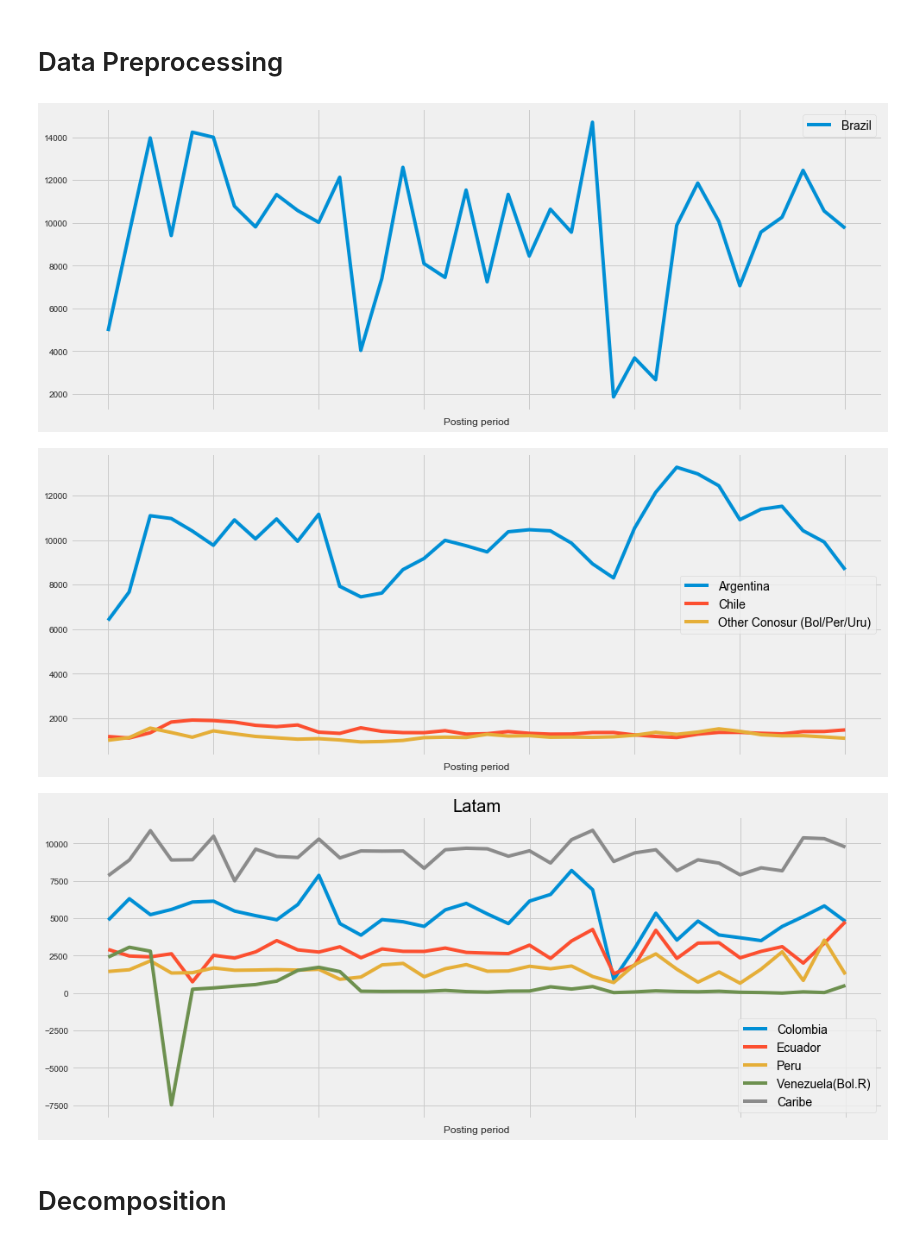
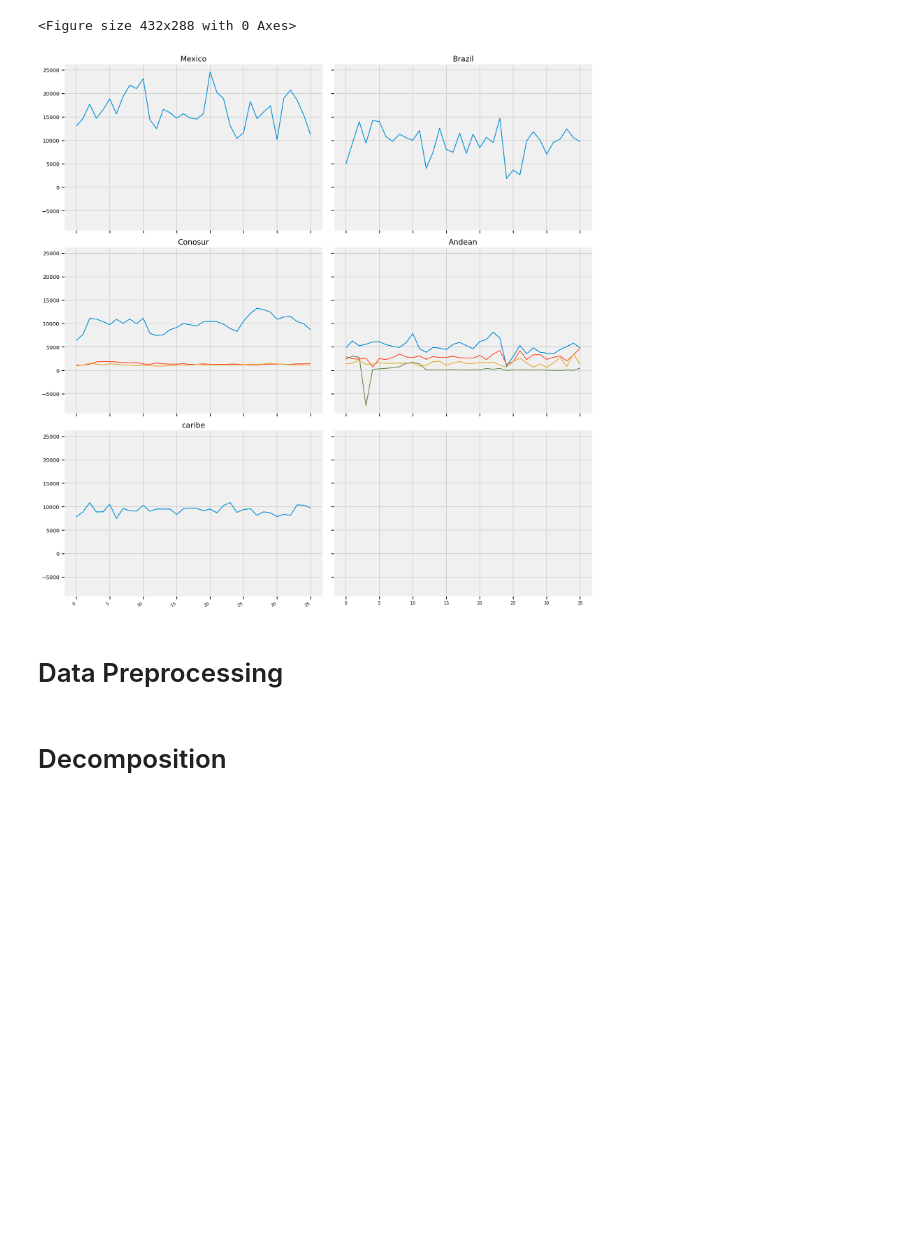
Before and after one commit to erg0-0/TimeSeries, a Jupyter notebook: Forecast 2019/Forecast_sales_prediction.ipynb, the cells around one changed output. Drawn from its saved outputs; the diff is of its cells as text; code cells hidden in the pictures; blank space fills up the shorter version.

```diff
--- a/Forecast 2019/Forecast_sales_prediction.ipynb
+++ b/Forecast 2019/Forecast_sales_prediction.ipynb
@@ -83,16 +67,26 @@ plt.legend(loc='center left', bbox_to_anchor=(1, 0.5))
+# %%
+#ploting reagions
+mexico = df[df.columns[1:2]]
+conosur = df[df.columns[2:5]]
+brazil = df[df.columns[5:6]]
+andean = df[df.columns[6:10]]
+caribe = df[df.columns[10:11]]
+# %%
+fig = plt.figure()
+fig.subplots_adjust(hspace=0.4, wspace=0.4)
+
+fig, axes = plt.subplots(nrows=3, ncols=2,sharex=True, sharey=True, figsize=(15,15))
+mexico.plot(ax=axes[0, 0], use_index=False, legend=False, title='Mexico', sharey=True);
+brazil.plot(ax=axes[0, 1], use_index=False, legend=False, title = 'Brazil', sharey=True);
+conosur.plot(ax=axes[1, 0],use_index=False, legend=False, title = 'Conosur', sharey=True);
+andean.plot(ax=axes[1, 1],use_index=False, legend = False, title ='Andean', sharey=True);
+caribe.plot(ax=axes[2,0], use_index=False, legend=False, title='caribe', sharey=True)
+plt.tight_layout()
+# %% [output]
+<Figure size 432x288 with 0 Axes>
+[figure, added]
 # %% [markdown]
 # Data Preprocessing
-# %%
-brazil.plot(figsize =(15, 6), legend = True)
-conosur.plot(figsize =(15, 6), legend = True)
-andean.plot (figsize=(15,6), legend = True)
-caribe.plot(figsize=(15,6), legend = True)
-plt.title('Latam')
-plt.show()
-# %% [output]
-[figure, removed]
-[figure, removed]
-[figure, removed]
 # %% [markdown]
 # Decomposition
 # %%
```
Also changed, not shown: parts of 12 cells of this notebook, 1 other file.
